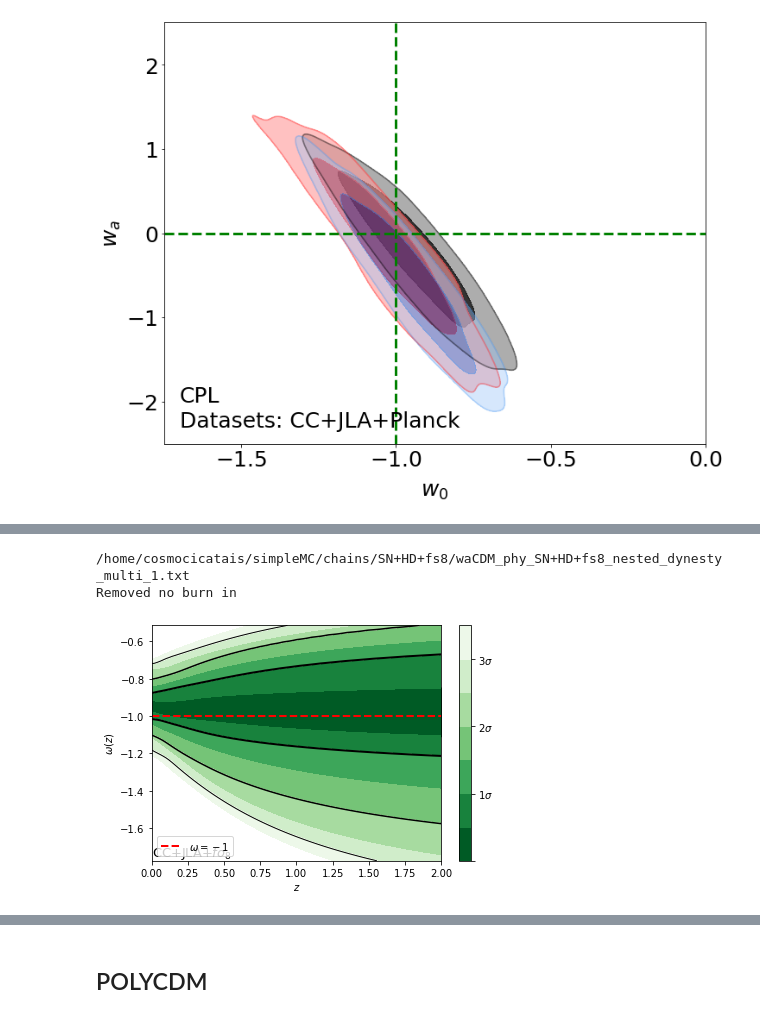
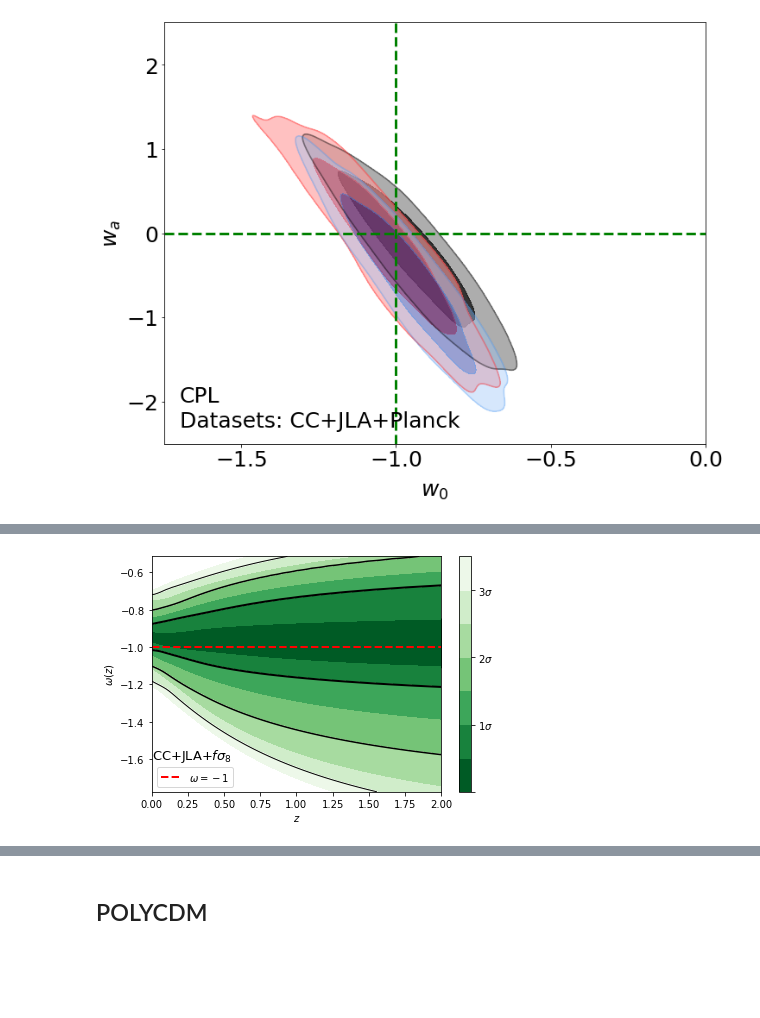
Before and after one commit to igomezv/neuralCosmoReconstruction, a Jupyter notebook: notebooks/getdist_waCDM_crann.ipynb, the cells around one changed output, grey strips where cells are left out. Cells and saved outputs as stored; diff of their text form; code cells hidden in the pictures; blank space fills up the shorter version.

```diff
--- a/notebooks/getdist_waCDM_crann.ipynb
+++ b/notebooks/getdist_waCDM_crann.ipynb
@@ -1166,6 +1166,6 @@ plt.xlabel(r'$z$')
 plt.tight_layout()
 
 plt.legend(loc='lower left')
-plt.text(0,-1.75, 'CC+JLA+$f\sigma_8$', fontsize=13)
+plt.text(0,-1.6, 'CC+JLA+$f\sigma_8$', fontsize=13)
 plt.savefig('cplEoS.png')
 # %% [output]
@@ -1173,6 +1172,4 @@ WARNING:root:outlier fraction 0.17902208201892744
-/home/cosmocicatais/simpleMC/chains/SN+HD+fs8/waCDM_phy_SN+HD+fs8_nested_dynesty_multi_1.txt
-Removed no burn in
-[figure, old version]
+[figure, new version]
 # %%
 file_root = dir_name_all_planck + 'waCDM_phy_SN+HD+fs8+Planck_nested_dynesty_multi'
 
```
Also changed, not shown: parts of 6 cells of this notebook.
